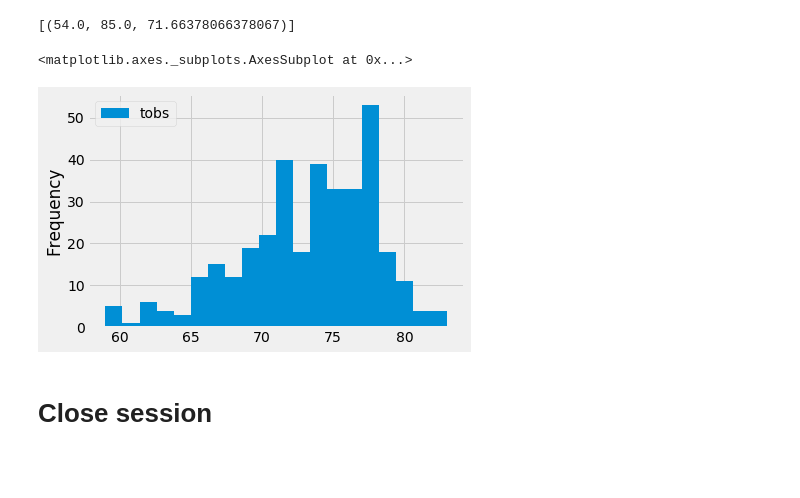
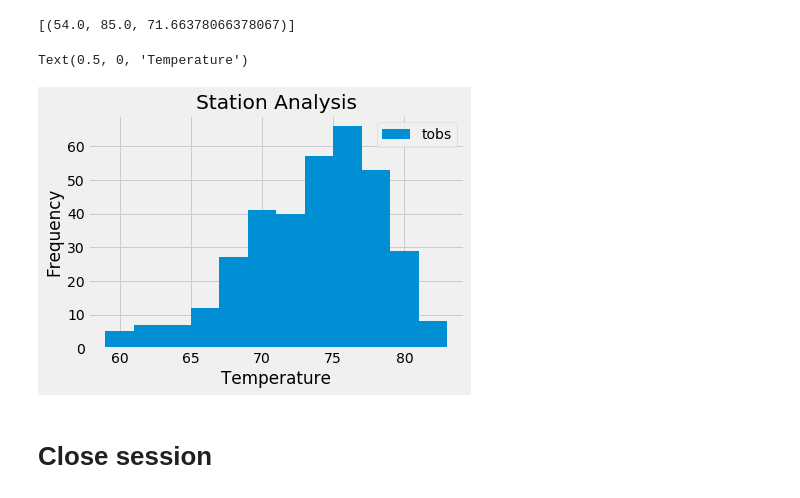
Before and after one commit to ceci-chapa/sqlalchemy-challenge, a Jupyter notebook: ClimateAnalysis/climate_starter.ipynb, the cells around one changed output. Saved outputs shown, nothing was run; the diff lists cells and outputs as text; code cells hidden in the pictures; blank space fills up the shorter version.

```diff
--- a/ClimateAnalysis/climate_starter.ipynb
+++ b/ClimateAnalysis/climate_starter.ipynb
@@ -149,18 +152,21 @@ session.query(func.min(M.tobs), func.max(M.tobs), func.avg(M.tobs))\
 # %%
 # Using the most active station id
 # Query the last 12 months of temperature observation data for this station and plot the results as a histogram
 #dt.timedelta(days=365)
 temps = session.query(M.tobs).\
     filter(M.station == 'USC00519281').filter(M.date >= start_date).all()
 temp_obs = pd.DataFrame(temps, columns=['tobs'])
 
 temp_obs
 
 
-temp_obs.plot.hist(bins=20)
+temp_obs.plot.hist(bins=12)
+plt.title('Station Analysis')
+plt.ylabel('Frequency')
+plt.xlabel('Temperature')
 # %% [output]
-<matplotlib.axes._subplots.AxesSubplot at 0x...>
+Text(0.5, 0, 'Temperature')
-[figure, old version]
+[figure, new version]
 # %% [markdown]
 # Close session
 # %%
```
Also changed, not shown: parts of 1 cell of this notebook.
